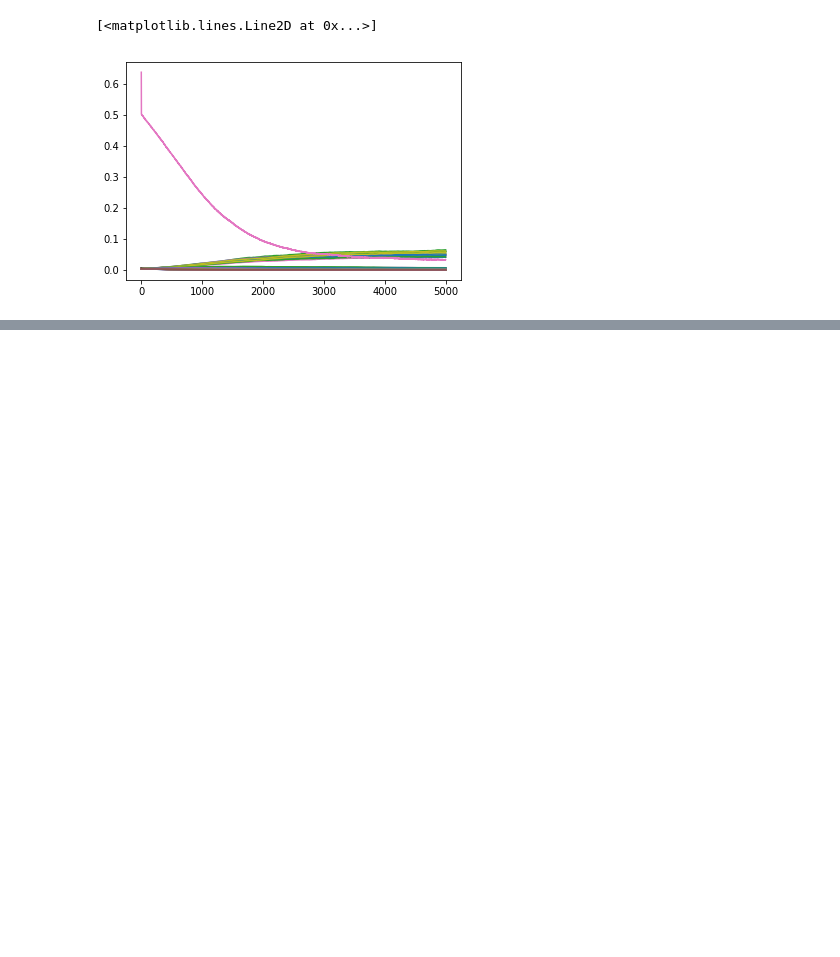
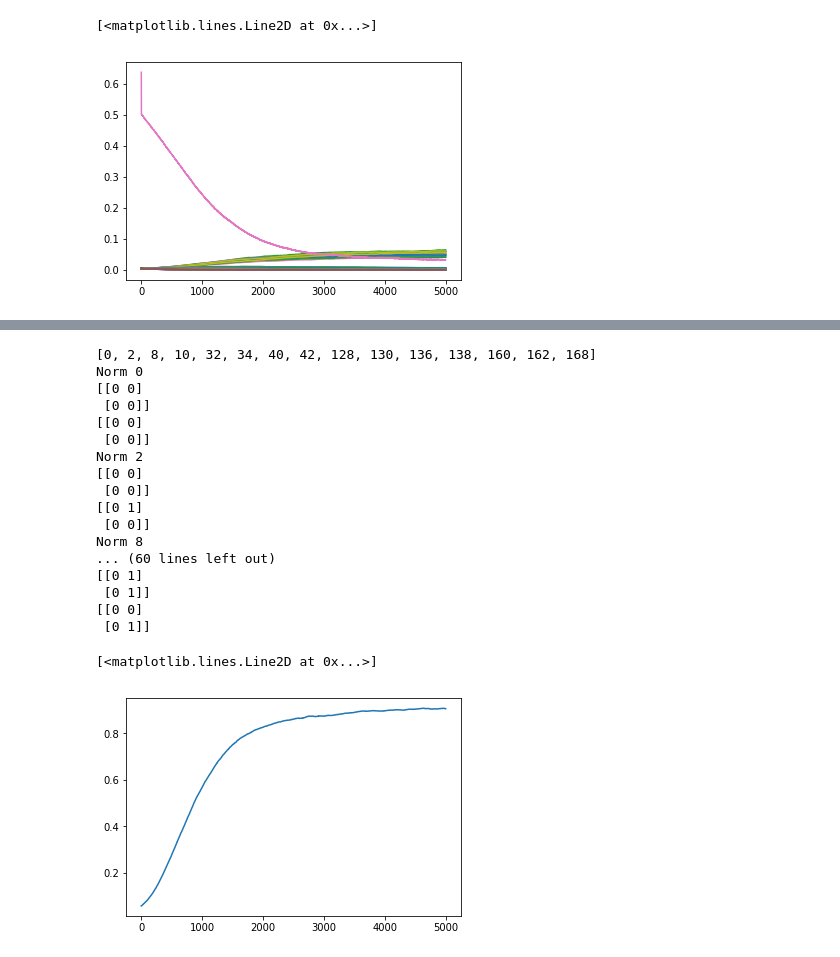
Before and after one commit to gavinforest/intergroupempathySimulations, a Jupyter notebook: play.ipynb, the cells around one changed output, grey strips where cells are left out. Cells and saved outputs as stored; diff of their text form; code cells hidden in the pictures; blank space fills up the shorter version.

```diff
--- a/play.ipynb
+++ b/play.ipynb
@@ -270,0 +404,31 @@ cacheRuns(distributedResults4, paramDicts4)
+# %%
+normInds50 = [i for i,r in enumerate(distributedResults5[0][0][2000][0].tolist()) if r > 0.03]
+print(normInds50)
+for i in normInds50:
+    print("Norm " + str(i))
+    print(norms[i][0])
+    print(norms[i][1])
+
+cumulative50 = [sum([distributedResults5[0][0][j][0][i] for i in normInds50]) for j in range(len(distributedResults5[0][0]))]
+
+plt.plot(cumulative50)
+# %% [output]
+[0, 2, 8, 10, 32, 34, 40, 42, 128, 130, 136, 138, 160, 162, 168]
+Norm 0
+[[0 0]
+ [0 0]]
+[[0 0]
+ [0 0]]
+Norm 2
+[[0 0]
+ [0 0]]
+[[0 1]
+ [0 0]]
+Norm 8
+... (60 lines left out)
+[[0 1]
+ [0 1]]
+[[0 0]
+ [0 1]]
+[<matplotlib.lines.Line2D at 0x...>]
+[figure, added]
```
Also changed, not shown: parts of 10 cells of this notebook, 1 other file.
